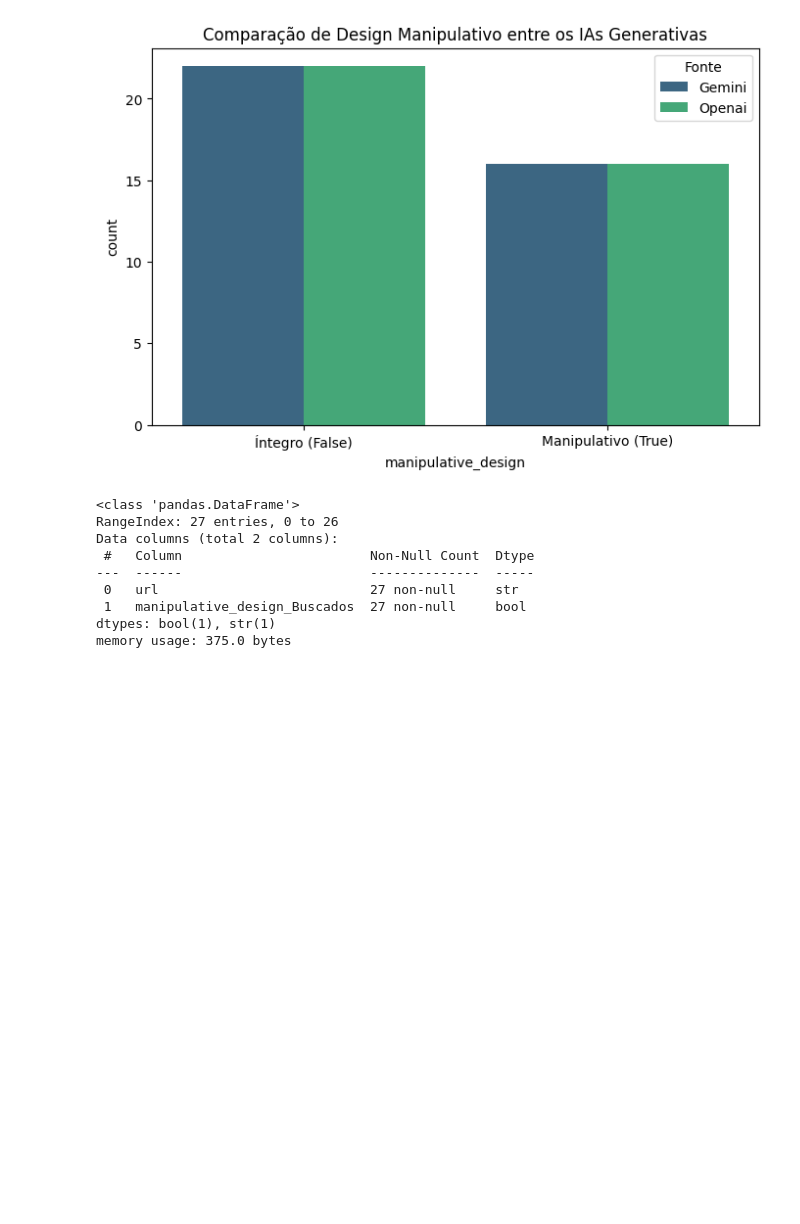
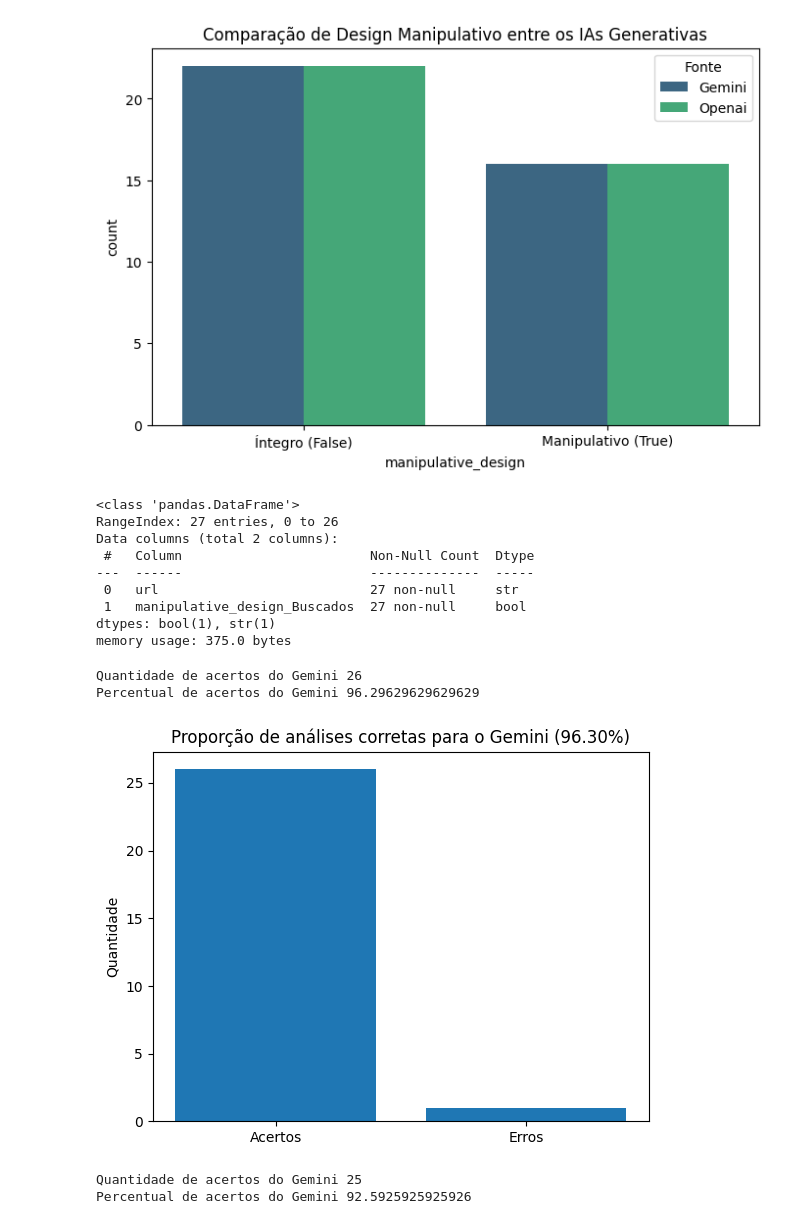
Before and after one commit to ArthurF36/Dark_Pattern, a Jupyter notebook: Notebook/graficos_Dark_Buster.ipynb, the cells around one changed output. Drawn from its saved outputs; the diff is of its cells as text; code cells hidden in the pictures; blank space fills up the shorter version.

Commit message:
Update proporção de acertos

```diff
--- a/Notebook/graficos_Dark_Buster.ipynb
+++ b/Notebook/graficos_Dark_Buster.ipynb
@@ -79,3 +79,45 @@ memory usage: 375.0 bytes
 # %%
 df_Gemini = df_Gemini.merge(df_Resultados, on='url', how='left')
 df_Openai = df_Openai.merge(df_Resultados, on='url', how='left')
+# %%
+mask_validos_Gemini = df_Gemini['manipulative_design'].notna() & df_Gemini['manipulative_design_Buscados'].notna()
+
+acertos_Gemini = (df_Gemini.loc[mask_validos_Gemini, 'manipulative_design'] == df_Gemini.loc[mask_validos_Gemini,
+                                                                                             'manipulative_design_Buscados']).sum()
+total_Gemini = mask_validos_Gemini.sum()
+
+proporcao_Gemini = acertos_Gemini / total_Gemini
+percentual_Gemini = proporcao_Gemini * 100
+
+print(f"Quantidade de acertos do Gemini {acertos_Gemini}")
+print(f"Percentual de acertos do Gemini {percentual_Gemini}")
+# %% [output]
+Quantidade de acertos do Gemini 26
+Percentual de acertos do Gemini 96.29629629629629
+# %%
+erros_Gemini = total_Gemini - acertos_Gemini
+
+labels_Gemini = ['Acertos', 'Erros']
+valores_Gemini = [acertos_Gemini, erros_Gemini]
+# %%
+plt.bar(labels_Gemini, valores_Gemini)
+plt.title(f'Proporção de análises corretas para o Gemini ({percentual_Gemini:.2f}%)')
+plt.ylabel('Quantidade')
+plt.show()
+# %% [output]
+[figure, added]
+# %%
+mask_validos_Openai = df_Openai['manipulative_design'].notna() & df_Openai['manipulative_design_Buscados'].notna()
+
+acertos_Openai = (df_Openai.loc[mask_validos_Openai, 'manipulative_design'] == df_Openai.loc[mask_validos_Openai,
+                                                                                             'manipulative_design_Buscados']).sum()
+total_Openai = mask_validos_Openai.sum()
+
+proporcao_Openai = acertos_Openai / total_Openai
+percentual_Openai = proporcao_Openai * 100
+
+print(f"Quantidade de acertos do Gemini {acertos_Openai}")
+print(f"Percentual de acertos do Gemini {percentual_Openai}")
+# %% [output]
+Quantidade de acertos do Gemini 25
+Percentual de acertos do Gemini 92.5925925925926
```
Also changed, not shown: parts of 2 cells of this notebook.
